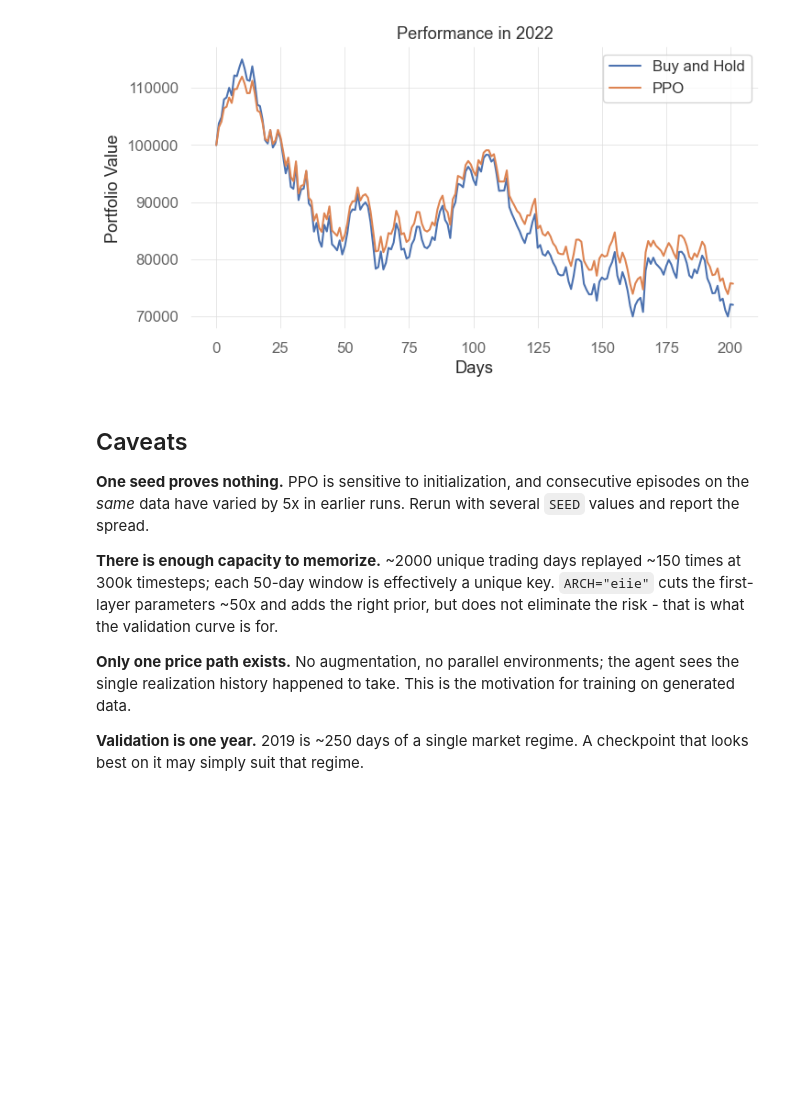
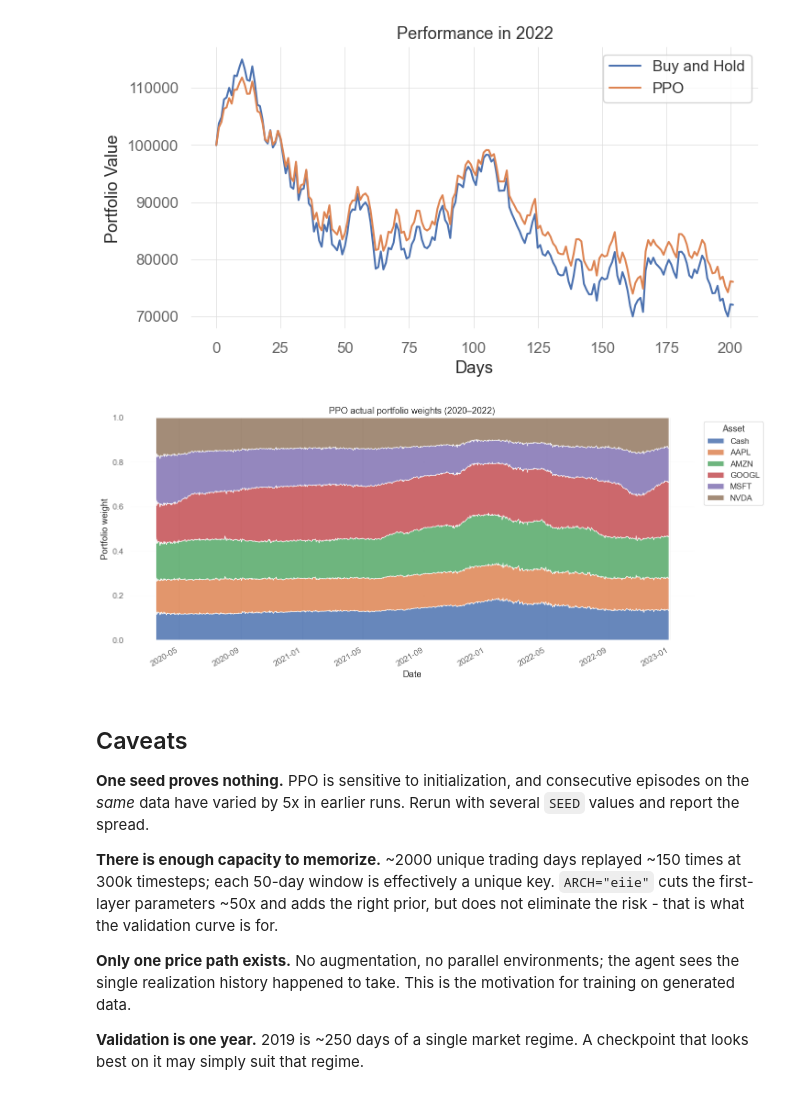
Before and after one commit to ChuanWei1213/FinRL_Exp, a Jupyter notebook: examples/FinRL_PortfolioOptimization_PPO_Demo.ipynb, the cells around one changed output. Cells and saved outputs as stored; diff of their text form; code cells hidden in the pictures; blank space fills up the shorter version.

```diff
--- a/examples/FinRL_PortfolioOptimization_PPO_Demo.ipynb
+++ b/examples/FinRL_PortfolioOptimization_PPO_Demo.ipynb
@@ -700,6 +700,39 @@ for name in periods:
 [figure]
 [figure]
 [figure]
+# %%
+# Actual end-of-day portfolio weights on the continuous test period
+WEIGHT_PERIODS = ("2020", "2021", "2022")
+weight_df = (
+    pd.concat([periods[name] for name in WEIGHT_PERIODS], ignore_index=True)
+    .sort_values(["date", "tic"], ignore_index=True)
+)
+weight_env = PortfolioOptimizationGymnasiumEnv(weight_df, **ENV_KWARGS)
+weight_obs, _ = weight_env.reset(seed=SEED)
+weight_done = False
+while not weight_done:
+    weight_action, _ = best_model.predict(weight_obs, deterministic=True)
+    weight_obs, _, weight_terminated, weight_truncated, _ = weight_env.step(weight_action)
+    weight_done = weight_terminated or weight_truncated
+
+# _final_weights contains the actual weights after each day's price movement.
+weight_dates = pd.to_datetime(weight_env._date_memory[1:])
+weight_values = np.asarray(weight_env._final_weights[1:], dtype=float)
+weight_labels = ["Cash", *weight_env._tic_list.tolist()]
+
+fig, ax = plt.subplots(figsize=(14, 6))
+ax.stackplot(weight_dates, weight_values.T, labels=weight_labels, alpha=0.85)
+ax.set_title(f"PPO actual portfolio weights ({WEIGHT_PERIODS[0]}–{WEIGHT_PERIODS[-1]})")
+ax.set_xlabel("Date")
+ax.set_ylabel("Portfolio weight")
+ax.set_ylim(0, 1)
+ax.legend(title="Asset", loc="upper left", bbox_to_anchor=(1.01, 1))
+ax.grid(axis="y", alpha=0.2)
+fig.autofmt_xdate()
+plt.tight_layout()
+plt.show()
+# %% [output]
+[figure, added]
 # %% [markdown]
 ## Caveats
 
```
Also changed, not shown: parts of 5 cells of this notebook, 10 other files.
